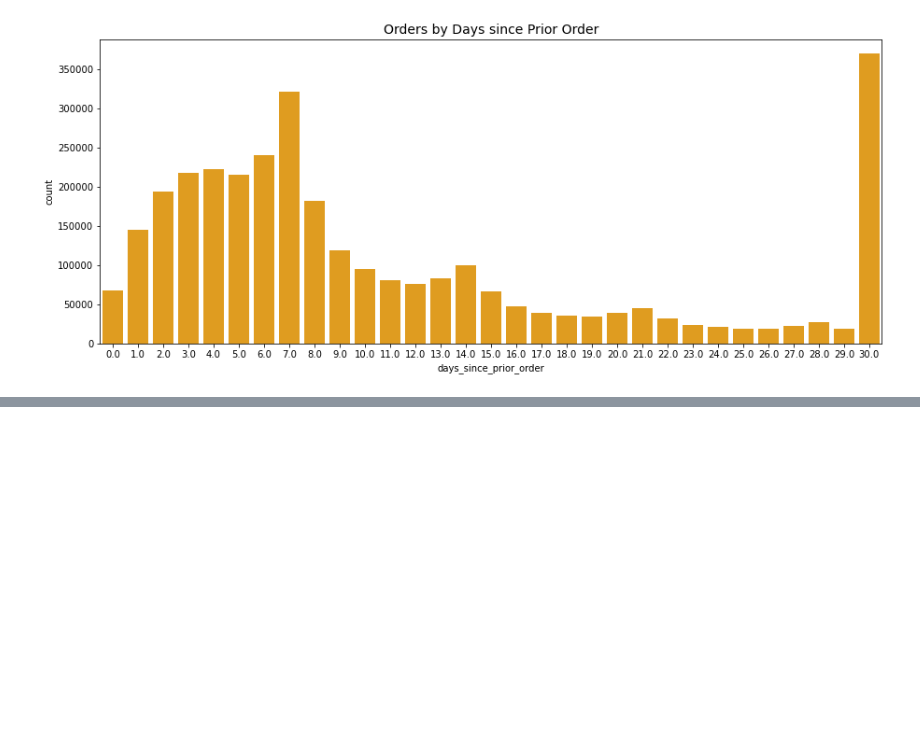
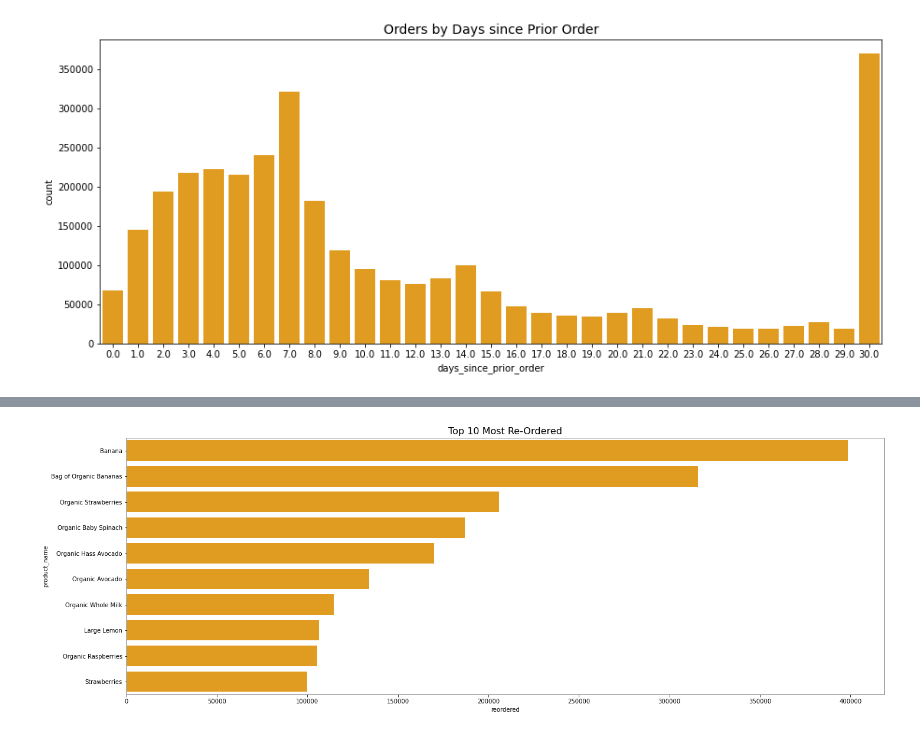
Before and after one commit to joriencaron/InstaCart_finalproject, a Jupyter notebook: EDA - InstaCart.ipynb, the cells around one changed output, grey strips where cells are left out. Drawn from its saved outputs; the diff is of its cells as text; code cells hidden in the pictures; blank space fills up the shorter version.

```diff
--- a/EDA - InstaCart.ipynb
+++ b/EDA - InstaCart.ipynb
@@ -254,0 +379,5 @@ all_orders.head()
+# %%
+reordered_prod = all_orders[all_orders['reordered']==1]
+# %%
+popular_reorder = reordered_prod.groupby('product_name')['reordered'].aggregate('count').reset_index()
+popular_reorder =  popular_reorder.sort_values('reordered',ascending=False)
@@ -254,0 +400,7 @@ all_orders.head()
+# %%
+plt.figure(figsize=(23,8))
+sns.barplot(x=popular_reorder['reordered'], y=popular_reorder['product_name'][:10], color='orange')
+plt.title('Top 10 Most Re-Ordered', fontsize=16)
+plt.show()
+# %% [output]
+[figure, added]
```
Also changed, not shown: parts of 46 cells of this notebook, 1 other file.
